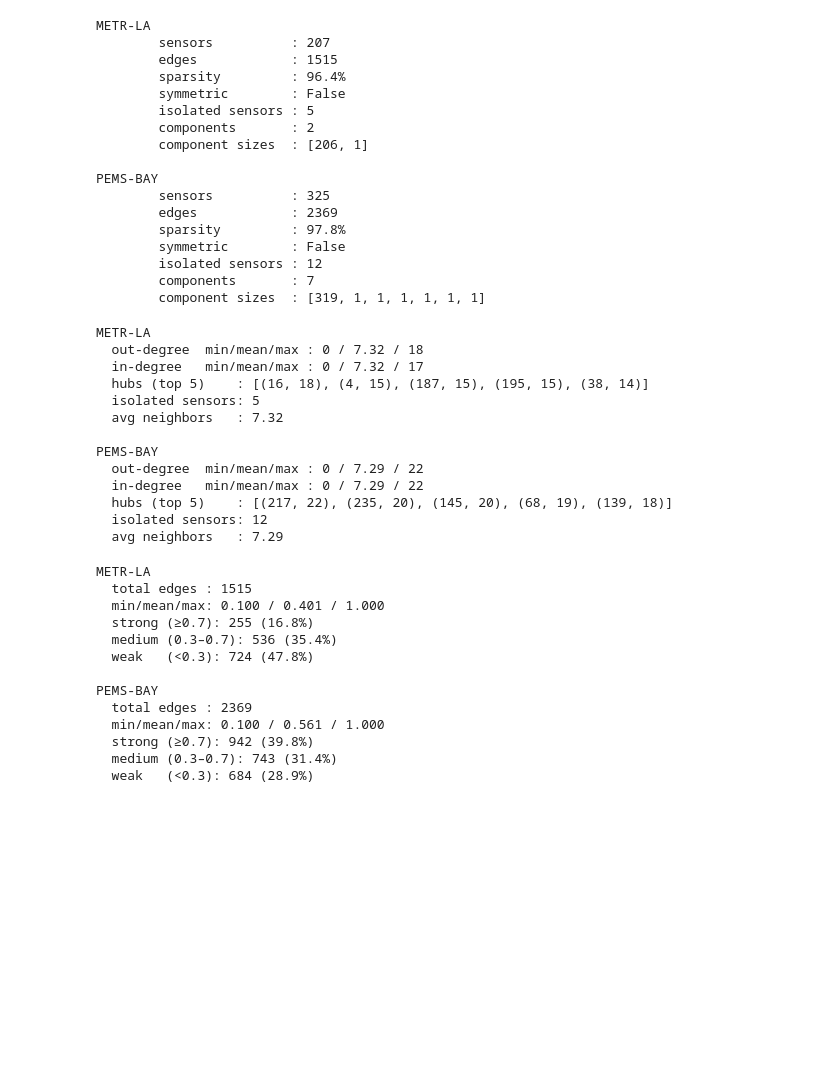
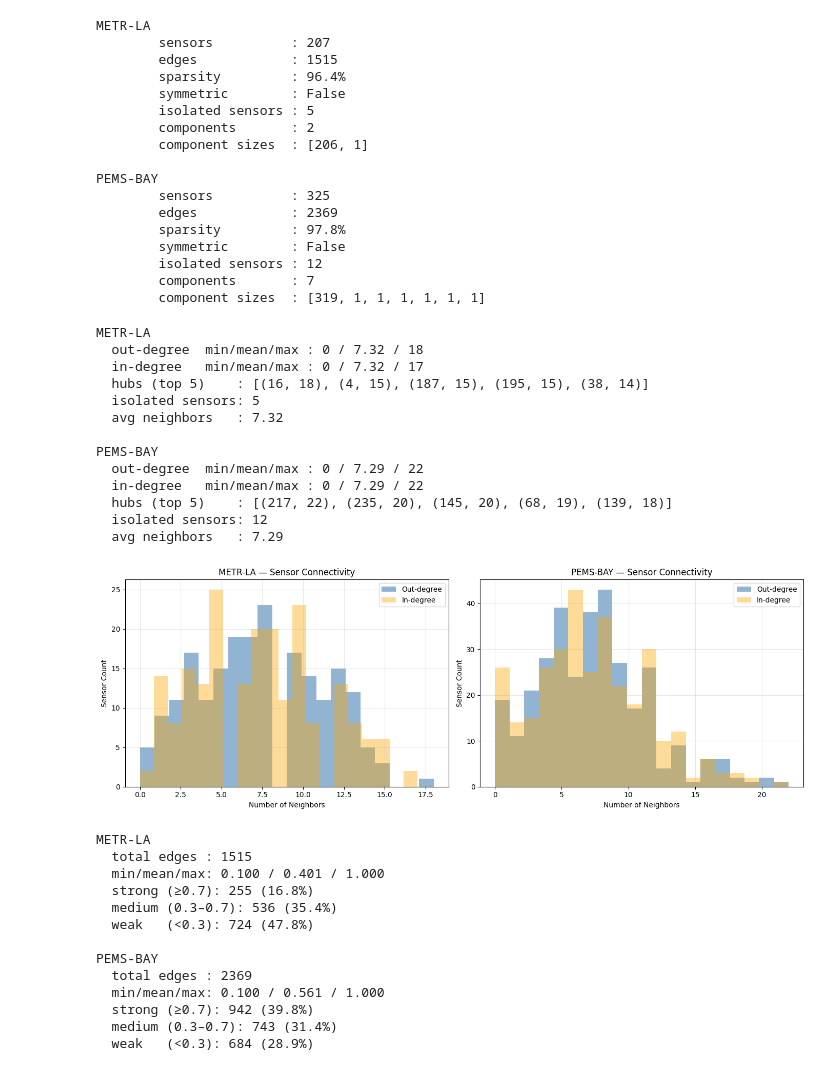
Before and after one commit to hassaanmuzammil/spatiotemporal-traffic-forecasting, a Jupyter notebook: notebooks/data.ipynb, the cells around one changed output. Drawn from its saved outputs; the diff is of its cells as text; code cells hidden in the pictures; blank space fills up the shorter version.

```diff
--- a/notebooks/data.ipynb
+++ b/notebooks/data.ipynb
@@ -160,49 +160,61 @@ PEMS-BAY
         components       : 7
         component sizes  : [319, 1, 1, 1, 1, 1, 1]
 # %%
-def analyze_degree(adj_mx: np.ndarray, dataset: str):
+def analyze_degree(adj_mx: np.ndarray, dataset: str, ax=None):
     """
-    Analyzes degree and neighborhood properties of the adjacency matrix.
-    adj_mx: np.ndarray, shape (N, N), weights in [0, 1]
+    Analyzes degree and neighborhood properties of the adjacency matrix
+    and optionally plots degree distribution.
     """
     A = (adj_mx != 0).astype(int)
     np.fill_diagonal(A, 0)   # exclude self-loops
 
-    out_degree = A.sum(axis=1)   # row sum — how many sensors i connects to
-    in_degree  = A.sum(axis=0)   # col sum — how many sensors connect to i
+    out_degree = A.sum(axis=1)
+    in_degree  = A.sum(axis=0)
 
     print(f"\n{dataset}")
 
     # ---- degree stats ----
     print(f"  out-degree  min/mean/max : {out_degree.min()} / {out_degree.mean():.2f} / {out_degree.max()}")
     print(f"  in-degree   min/mean/max : {in_degree.min()} / {in_degree.mean():.2f} / {in_degree.max()}")
 
-    # ---- hubs (top 5 highest degree sensors) ----
+    # ---- hubs ----
     hub_indices = out_degree.argsort()[::-1][:5]
     print(f"  hubs (top 5)    : {[(i, out_degree[i]) for i in hub_indices]}")
 
-    # ---- isolated (degree 0) ----
+    # ---- isolated ----
     isolated = (out_degree == 0).sum()
     print(f"  isolated sensors: {isolated}")
 
-    # ---- neighborhood ----
-    avg_neighbors = out_degree.mean()
-    print(f"  avg neighbors   : {avg_neighbors:.2f}")
+    print(f"  avg neighbors   : {out_degree.mean():.2f}")
 
+    # ---- visualization ----
+    if ax is not None:
+        ax.hist(out_degree, bins=20, alpha=0.6, label='Out-degree', color='steelblue')
+        ax.hist(in_degree,  bins=20, alpha=0.4, label='In-degree',  color='orange')
+        ax.set_title(f"{dataset} — Sensor Connectivity")
+        ax.set_xlabel("Number of Neighbors")
+        ax.set_ylabel("Sensor Count")
+        ax.legend()
+        ax.grid(alpha=0.3)
 
-analyze_degree(metr_adj_mx, "METR-LA")
-analyze_degree(pems_adj_mx, "PEMS-BAY")
+fig, axes = plt.subplots(1, 2, figsize=(14, 5), tight_layout=True)
+
+analyze_degree(metr_adj_mx, "METR-LA",  ax=axes[0])
+analyze_degree(pems_adj_mx, "PEMS-BAY", ax=axes[1])
+
+plt.show()
 # %% [output]
 METR-LA
   out-degree  min/mean/max : 0 / 7.32 / 18
   in-degree   min/mean/max : 0 / 7.32 / 17
   hubs (top 5)    : [(16, 18), (4, 15), (187, 15), (195, 15), (38, 14)]
   isolated sensors: 5
   avg neighbors   : 7.32
 
 PEMS-BAY
   out-degree  min/mean/max : 0 / 7.29 / 22
   in-degree   min/mean/max : 0 / 7.29 / 22
   hubs (top 5)    : [(217, 22), (235, 20), (145, 20), (68, 19), (139, 18)]
   isolated sensors: 12
   avg neighbors   : 7.29
+[figure, added]
```
Also changed, not shown: parts of 1 cell of this notebook, 1 other file.
